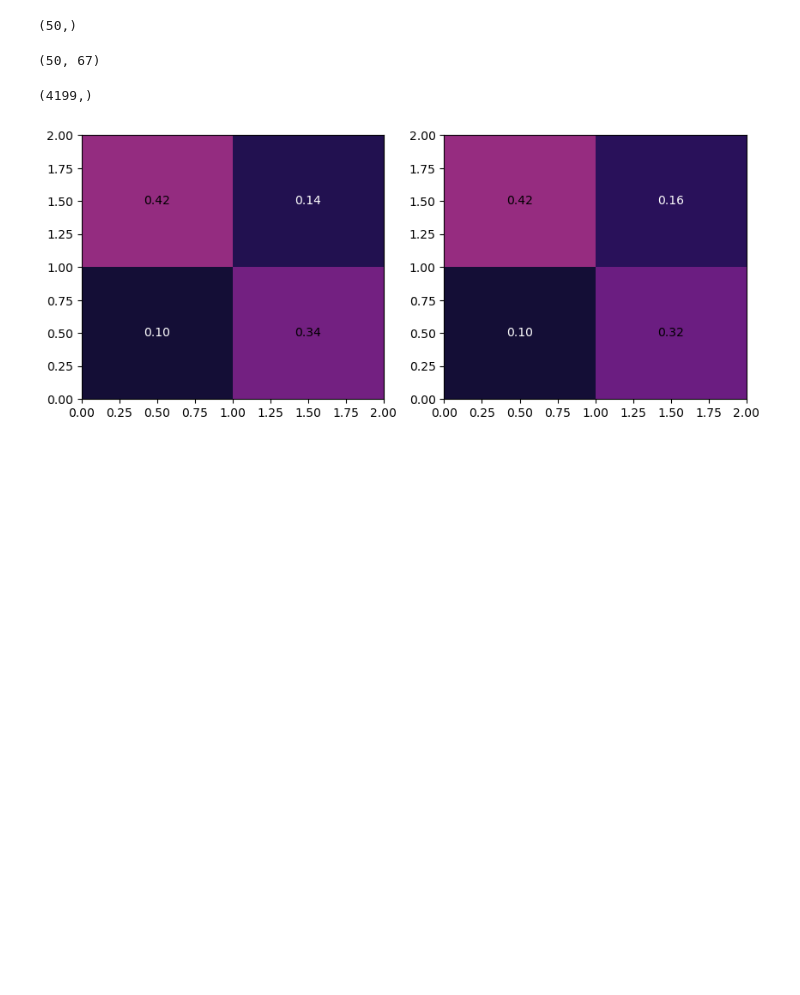
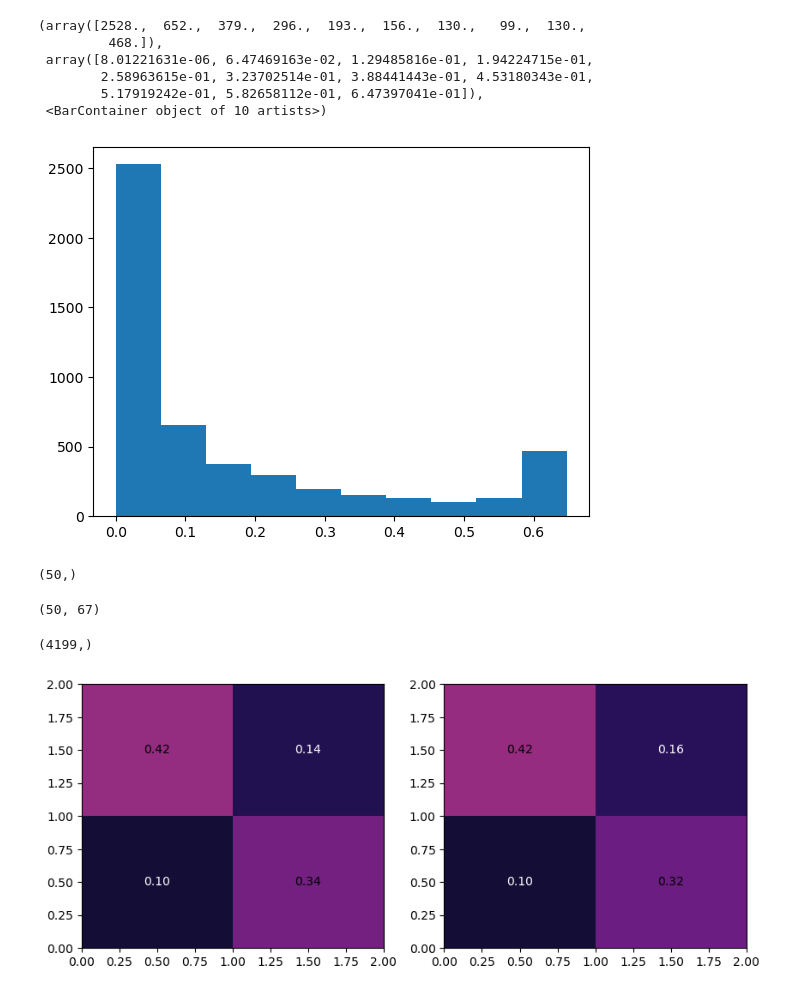
Before and after one commit to emily-gordy/predictability-emergence, a Jupyter notebook: sandpit.ipynb, the cells around one changed output. Cells and saved outputs as stored; diff of their text form; code cells hidden in the pictures; blank space fills up the shorter version.

```diff
--- a/sandpit.ipynb
+++ b/sandpit.ipynb
@@ -229,3 +203,13 @@ plt.vlines(np.mean(AllData.onesigmas),0,1,color='xkcd:grey',linestyle='dashed')
+# %%
+plt.hist(allpred[7][:,1])
+# %% [output]
+(array([2528.,  652.,  379.,  296.,  193.,  156.,  130.,   99.,  130.,
+         468.]),
+ array([8.01221631e-06, 6.47469163e-02, 1.29485816e-01, 1.94224715e-01,
+        2.58963615e-01, 3.23702514e-01, 3.88441443e-01, 4.53180343e-01,
+        5.17919242e-01, 5.82658112e-01, 6.47397041e-01]),
+ <BarContainer object of 10 artists>)
+[figure, added]
 # %%
 AllData.onesigmas.shape
 # %% [output]
```
Also changed, not shown: parts of 10 cells of this notebook, 2 other files.
